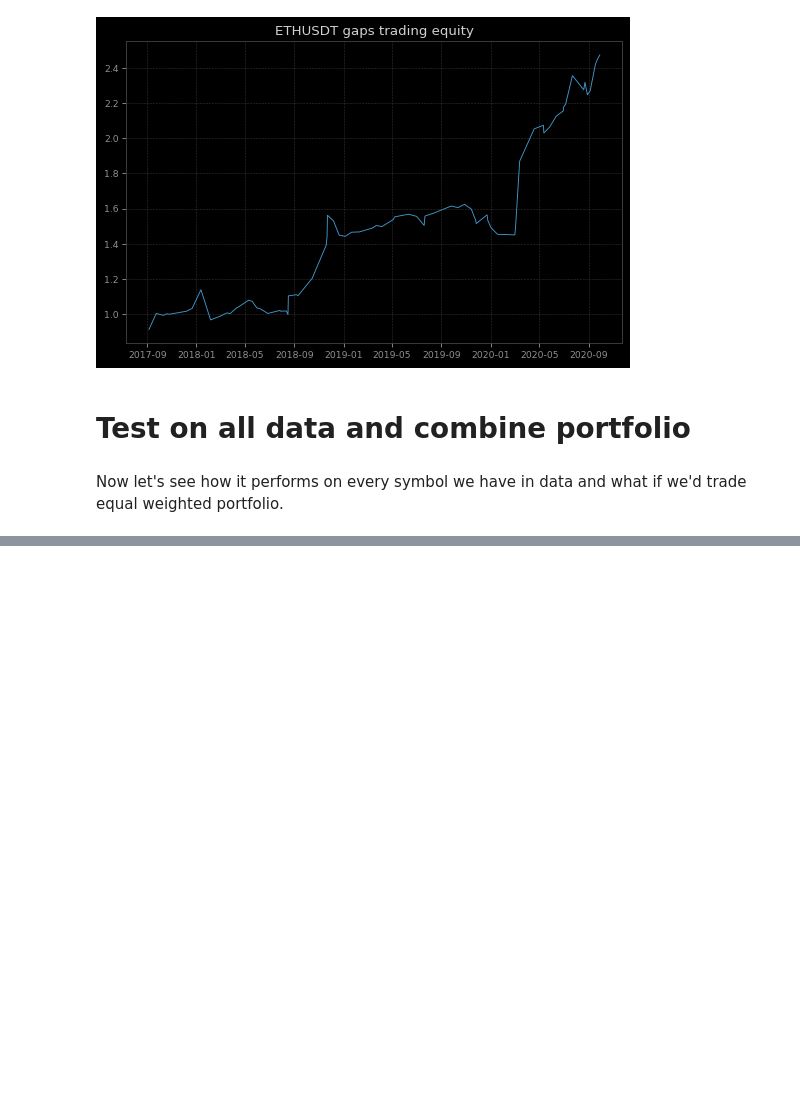
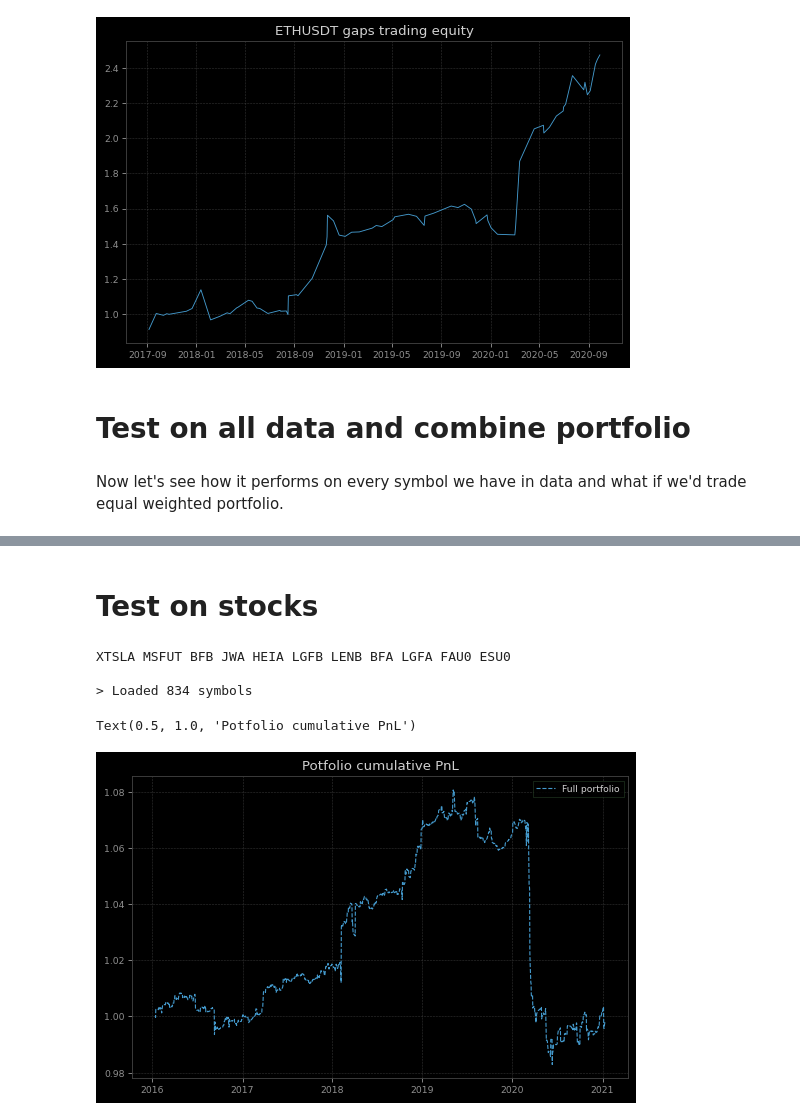
Before and after one commit to dmarienko/QuantTradingResearch, a Jupyter notebook: models/1. Daily Gaps Research.ipynb, the cells around one changed output, grey strips where cells are left out. Drawn from its saved outputs; the diff is of its cells as text; code cells hidden in the pictures; blank space fills up the shorter version.

Commit message:
Added stocks

```diff
--- a/models/1. Daily Gaps Research.ipynb
+++ b/models/1. Daily Gaps Research.ipynb
@@ -157,0 +162,9 @@ plt.legend();
+# %% [markdown]
+# Test on stocks
+# %%
+holdings = pd.read_csv('../data/30-06-2020.csv', sep=';').dropna()
+data = load_yahoo_daily_data(holdings.Ticker.values, '2016-01-01', )
+# %% [output]
+XTSLA MSFUT BFB JWA HEIA LGFB LENB BFA LGFA FAU0 ESU0
+
+> Loaded 834 symbols
@@ -157,0 +173,14 @@ plt.legend();
+# %%
+fig(18, 6)
+eqts = {}
+
+for i in tqdm(data.keys()):
+    eqts[i] = run_tests(i, data, 1.8, verbose=False)
+plt.legend();
+# %%
+plt.plot((pd.DataFrame.from_dict(eqts).fillna(0).mean(axis=1) + 1).cumprod(), label='Full portfolio', lw=1, ls='--' )
+plt.legend()
+plt.title('Potfolio cumulative PnL');
+# %% [output]
+Text(0.5, 1.0, 'Potfolio cumulative PnL')
+[figure, added]
```
Also changed, not shown: parts of 10 cells of this notebook, 5 other files.
